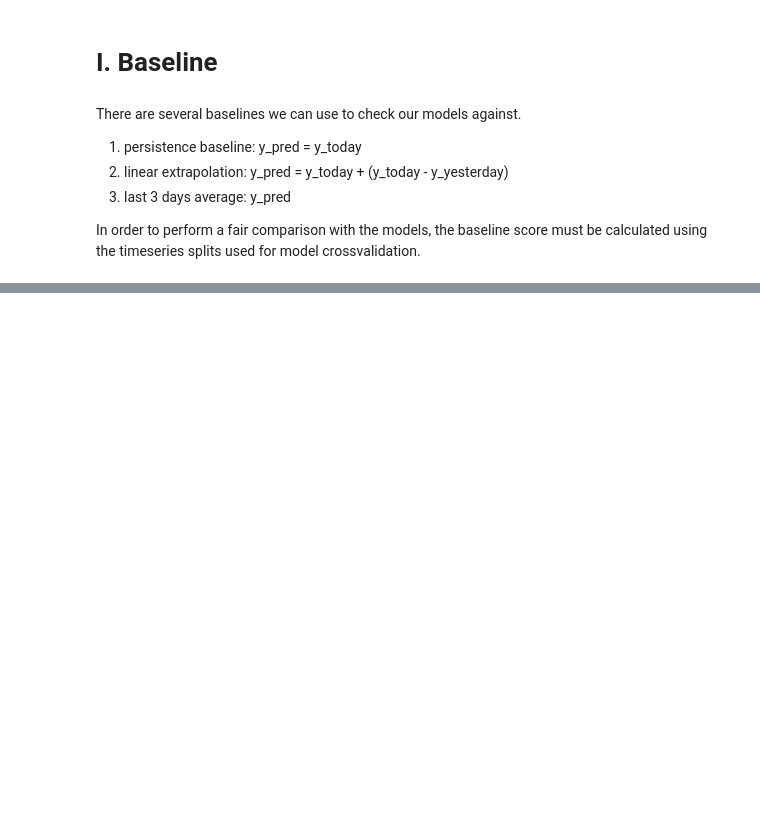
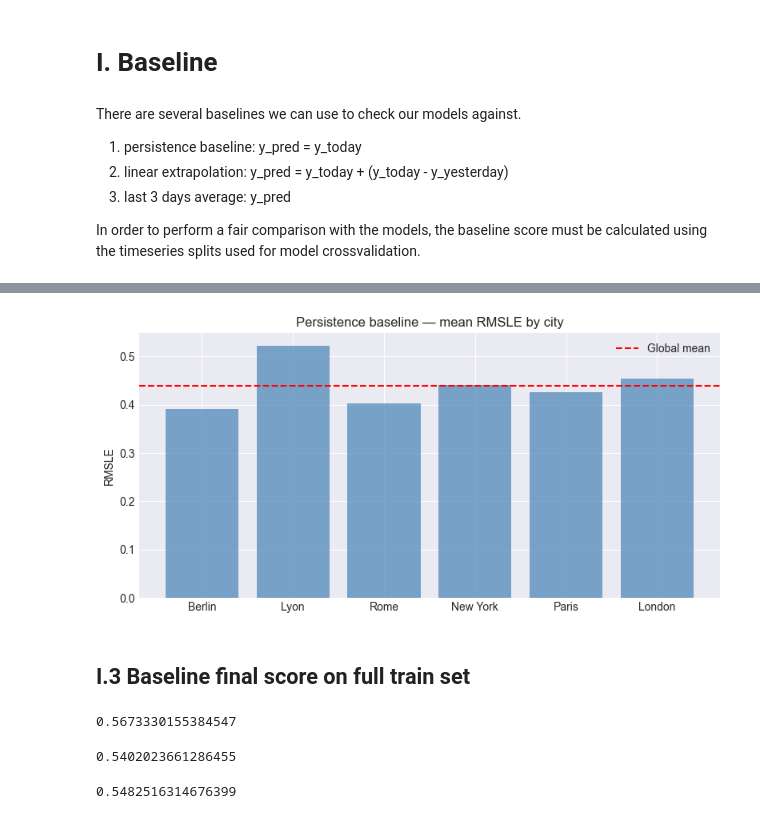
Before and after one commit to PabloRougerie/breathe_project, a Jupyter notebook: notebooks/model.ipynb, the cells around one changed output, grey strips where cells are left out. Saved outputs shown, nothing was run; the diff lists cells and outputs as text; code cells hidden in the pictures; blank space fills up the shorter version.

```diff
--- a/notebooks/model.ipynb
+++ b/notebooks/model.ipynb
@@ -118,0 +158,46 @@ Average baseline:  12.96
+# %%
+# ── 3. SCORE PAR VILLE — PERSISTENCE BASELINE ─────────────────────────────────
+city_scores = {city: [] for city in X["city"].unique()}
+
+for train_idx, val_idx in tscv.split(X):
+    X_val_fold = X.iloc[val_idx]
+    y_val_fold = y.iloc[val_idx]
+
+    for city in city_scores:
+        mask = X_val_fold["city"] == city
+        if mask.sum() == 0:
+            continue
+        y_pred = X_val_fold.loc[mask, "lag_1"]
+        y_true = y_val_fold[mask]
+        score = root_mean_squared_log_error(np.expm1(y_true), y_pred)
+        city_scores[city].append(score)
+
+city_mean_scores = {city: np.mean(scores) for city, scores in city_scores.items()}
+
+fig, ax = plt.subplots(figsize=(8, 4))
+ax.bar(city_mean_scores.keys(), city_mean_scores.values(), color="steelblue", alpha=0.7)
+ax.set_ylabel("RMSLE")
+ax.set_title("Persistence baseline — mean RMSLE by city")
+ax.axhline(y=np.mean(list(city_mean_scores.values())),
+           color="red", linestyle="--", label="Global mean")
+ax.legend()
+plt.tight_layout()
+# %% [output]
+[figure, added]
+# %% [markdown]
+## I.3 Baseline final score on full train set
+# %%
+baseline_full_custom = baseline_calculation(X= X, y= y, baseline= "persistence")
+baseline_full_custom
+# %% [output]
+0.5673330155384547
+# %%
+baseline_full_14 = baseline_calculation(X= X_14, y= y_14, baseline= "persistence")
+baseline_full_14
+# %% [output]
+0.5402023661286455
+# %%
+baseline_full_21 = baseline_calculation(X= X_21, y= y_21, baseline= "persistence")
+baseline_full_21
+# %% [output]
+0.5482516314676399
```
Also changed, not shown: parts of 28 cells of this notebook.
